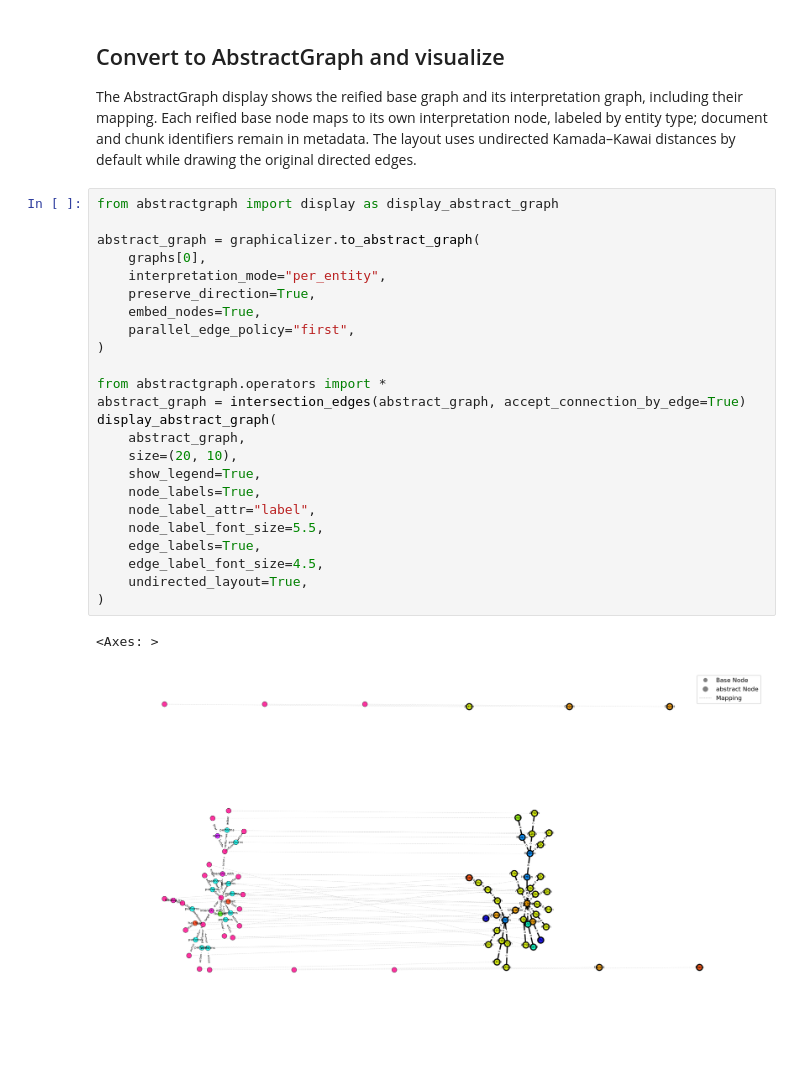
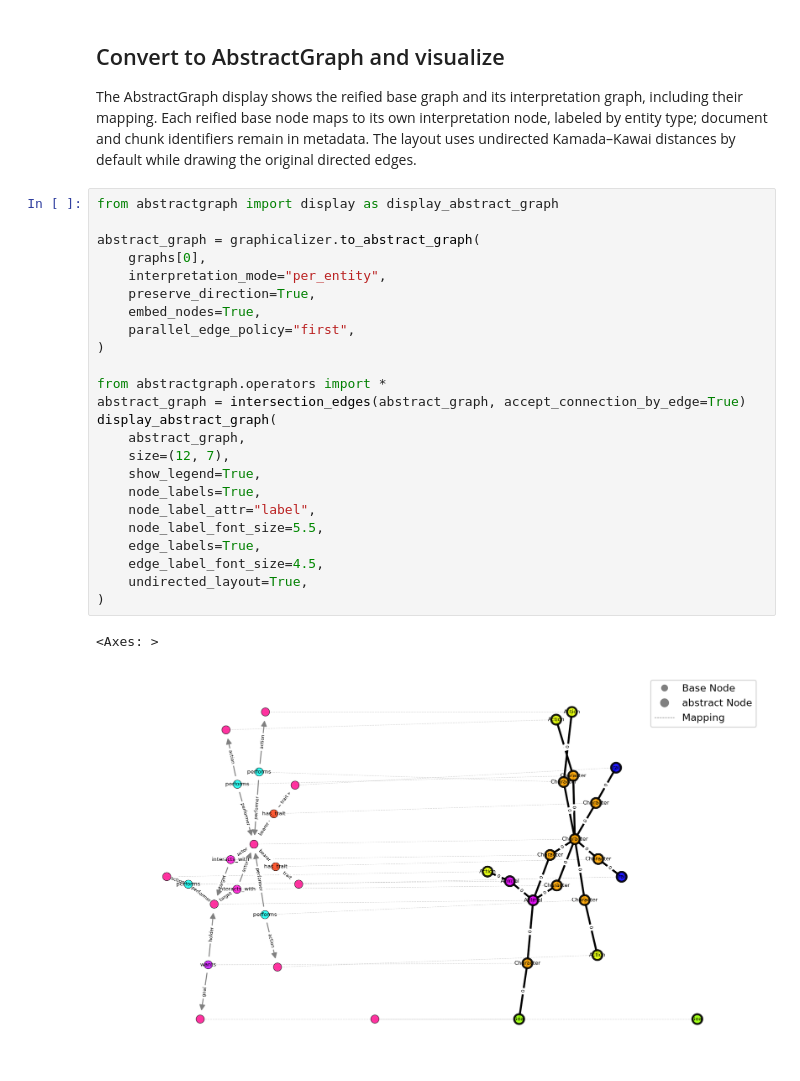
Before and after one commit to fabriziocosta/SemanticGraphicalizer, a Jupyter notebook: notebooks/aesop_tales.ipynb, the cells around one changed output. Drawn from its saved outputs; the diff is of its cells as text; blank space fills up the shorter version.

```diff
--- a/notebooks/aesop_tales.ipynb
+++ b/notebooks/aesop_tales.ipynb
@@ -119,27 +113,27 @@ The AbstractGraph display shows the reified base graph and its interpretation gr
 # %%
 from abstractgraph import display as display_abstract_graph
 
 abstract_graph = graphicalizer.to_abstract_graph(
     graphs[0],
     interpretation_mode="per_entity",
     preserve_direction=True,
     embed_nodes=True,
     parallel_edge_policy="first",
 )
 
 from abstractgraph.operators import *
 abstract_graph = intersection_edges(abstract_graph, accept_connection_by_edge=True)
 display_abstract_graph(
     abstract_graph,
-    size=(20, 10),
+    size=(12, 7),
     show_legend=True,
     node_labels=True,
     node_label_attr="label",
     node_label_font_size=5.5,
     edge_labels=True,
     edge_label_font_size=4.5,
     undirected_layout=True,
 )
 # %% [output]
 <Axes: >
-[figure, old version]
+[figure, new version]
```
Also changed, not shown: parts of 2 cells of this notebook, 2 other files.
